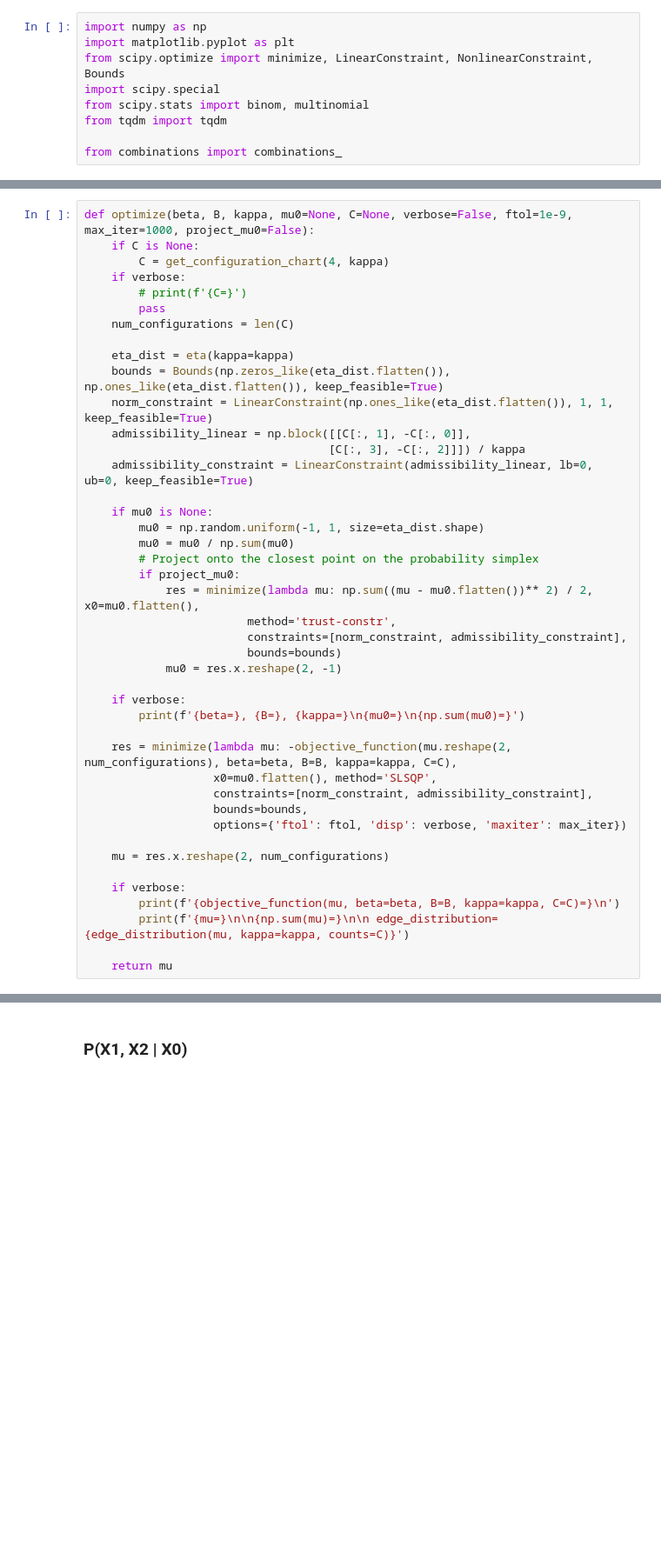
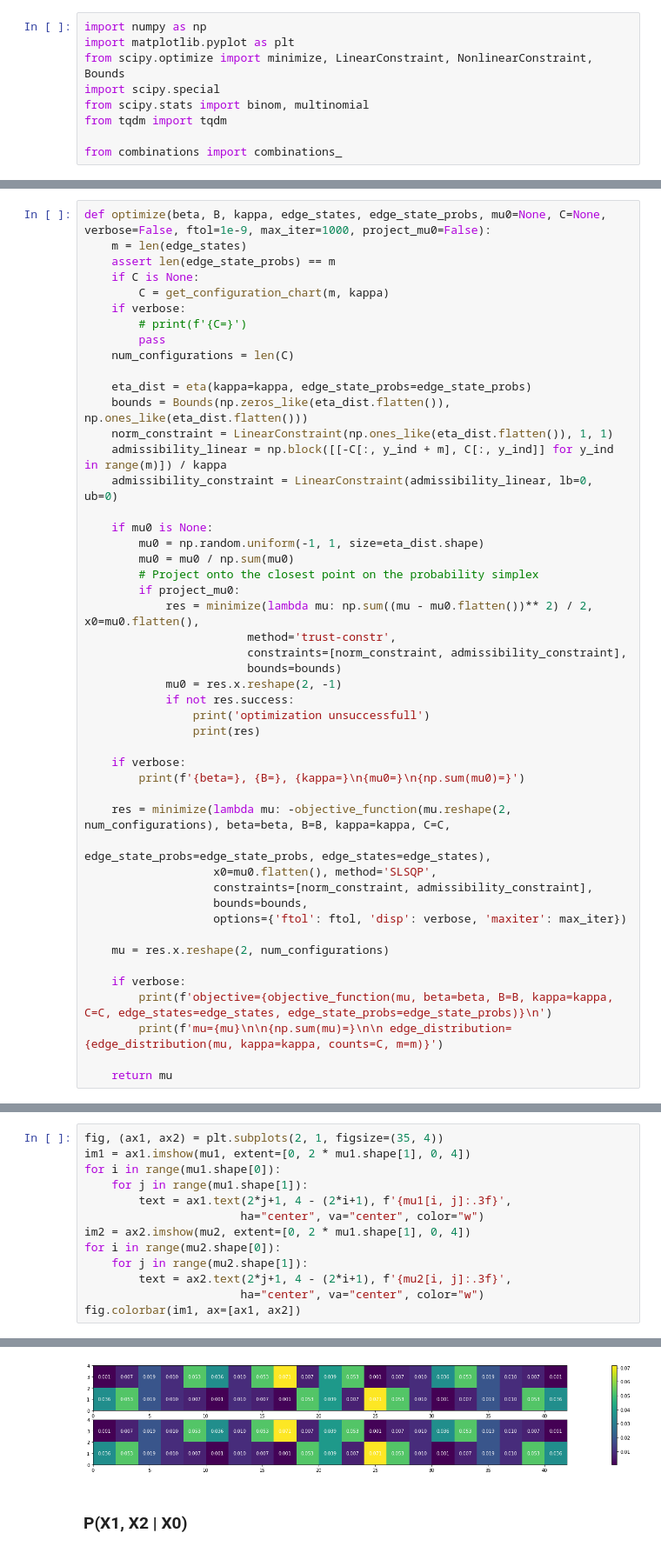
Before and after one commit to YizhongHu/statistical_mechanics_on_graphs, a Jupyter notebook: src/edward_anderson.ipynb, the cells around one changed output, grey strips where cells are left out. Shown at 87% size. Saved outputs shown, nothing was run; the diff lists cells and outputs as text; blank space fills up the shorter version.

```diff
--- a/src/edward_anderson.ipynb
+++ b/src/edward_anderson.ipynb
@@ -123,18 +137,19 @@ np.sum(ver_dist)=1.0
 # %%
-def optimize(beta, B, kappa, mu0=None, C=None, verbose=False, ftol=1e-9, max_iter=1000, project_mu0=False):
+def optimize(beta, B, kappa, edge_states, edge_state_probs, mu0=None, C=None, verbose=False, ftol=1e-9, max_iter=1000, project_mu0=False):
+    m = len(edge_states)
+    assert len(edge_state_probs) == m
     if C is None:
-        C = get_configuration_chart(4, kappa)
+        C = get_configuration_chart(m, kappa)
     if verbose:
         # print(f'{C=}')
         pass
     num_configurations = len(C)
 
-    eta_dist = eta(kappa=kappa)
-    bounds = Bounds(np.zeros_like(eta_dist.flatten()), np.ones_like(eta_dist.flatten()), keep_feasible=True)
-    norm_constraint = LinearConstraint(np.ones_like(eta_dist.flatten()), 1, 1, keep_feasible=True)
-    admissibility_linear = np.block([[C[:, 1], -C[:, 0]],
-                                    [C[:, 3], -C[:, 2]]]) / kappa
-    admissibility_constraint = LinearConstraint(admissibility_linear, lb=0, ub=0, keep_feasible=True)
+    eta_dist = eta(kappa=kappa, edge_state_probs=edge_state_probs)
+    bounds = Bounds(np.zeros_like(eta_dist.flatten()), np.ones_like(eta_dist.flatten()))
+    norm_constraint = LinearConstraint(np.ones_like(eta_dist.flatten()), 1, 1)
+    admissibility_linear = np.block([[-C[:, y_ind + m], C[:, y_ind]] for y_ind in range(m)]) / kappa
+    admissibility_constraint = LinearConstraint(admissibility_linear, lb=0, ub=0)
 
     if mu0 is None:
         mu0 = np.random.uniform(-1, 1, size=eta_dist.shape)
@@ -146,11 +161,15 @@ def optimize(beta, B, kappa, mu0=None, C=None, verbose=False, ftol=1e-9, max_ite
                         constraints=[norm_constraint, admissibility_constraint],
                         bounds=bounds)
             mu0 = res.x.reshape(2, -1)
+            if not res.success:
+                print('optimization unsuccessfull')
+                print(res)
 
     if verbose:
         print(f'{beta=}, {B=}, {kappa=}\n{mu0=}\n{np.sum(mu0)=}')
 
-    res = minimize(lambda mu: -objective_function(mu.reshape(2, num_configurations), beta=beta, B=B, kappa=kappa, C=C),
+    res = minimize(lambda mu: -objective_function(mu.reshape(2, num_configurations), beta=beta, B=B, kappa=kappa, C=C,
+                                                  edge_state_probs=edge_state_probs, edge_states=edge_states),
                    x0=mu0.flatten(), method='SLSQP',
                    constraints=[norm_constraint, admissibility_constraint],
                    bounds=bounds,
@@ -159,7 +178,7 @@ def optimize(beta, B, kappa, mu0=None, C=None, verbose=False, ftol=1e-9, max_ite
     mu = res.x.reshape(2, num_configurations)
 
     if verbose:
-        print(f'{objective_function(mu, beta=beta, B=B, kappa=kappa, C=C)=}\n')
-        print(f'{mu=}\n\n{np.sum(mu)=}\n\n edge_distribution={edge_distribution(mu, kappa=kappa, counts=C)}')
+        print(f'objective={objective_function(mu, beta=beta, B=B, kappa=kappa, C=C, edge_states=edge_states, edge_state_probs=edge_state_probs)}\n')
+        print(f'mu={mu}\n\n{np.sum(mu)=}\n\n edge_distribution={edge_distribution(mu, kappa=kappa, counts=C, m=m)}')
 
     return mu
@@ -202,0 +240,14 @@ mu=array([[1.51202418e-07, 9.52592086e-07, 2.38440210e-06, 3.15810869e-06,
+# %%
+fig, (ax1, ax2) = plt.subplots(2, 1, figsize=(35, 4))
+im1 = ax1.imshow(mu1, extent=[0, 2 * mu1.shape[1], 0, 4])
+for i in range(mu1.shape[0]):
+    for j in range(mu1.shape[1]):
+        text = ax1.text(2*j+1, 4 - (2*i+1), f'{mu1[i, j]:.3f}',
+                       ha="center", va="center", color="w")
+im2 = ax2.imshow(mu2, extent=[0, 2 * mu1.shape[1], 0, 4])
+for i in range(mu2.shape[0]):
+    for j in range(mu2.shape[1]):
+        text = ax2.text(2*j+1, 4 - (2*i+1), f'{mu2[i, j]:.3f}',
+                       ha="center", va="center", color="w")
+fig.colorbar(im1, ax=[ax1, ax2])
+# %% [output]
@@ -203,3 +255,4 @@ mu=array([[1.51202418e-07, 9.52592086e-07, 2.38440210e-06, 3.15810869e-06,
+[figure, added]
 # %% [markdown]
 ### P(X1, X2 | X0)
 # %%
```
Also changed, not shown: parts of 10 cells of this notebook, 19 other files.
